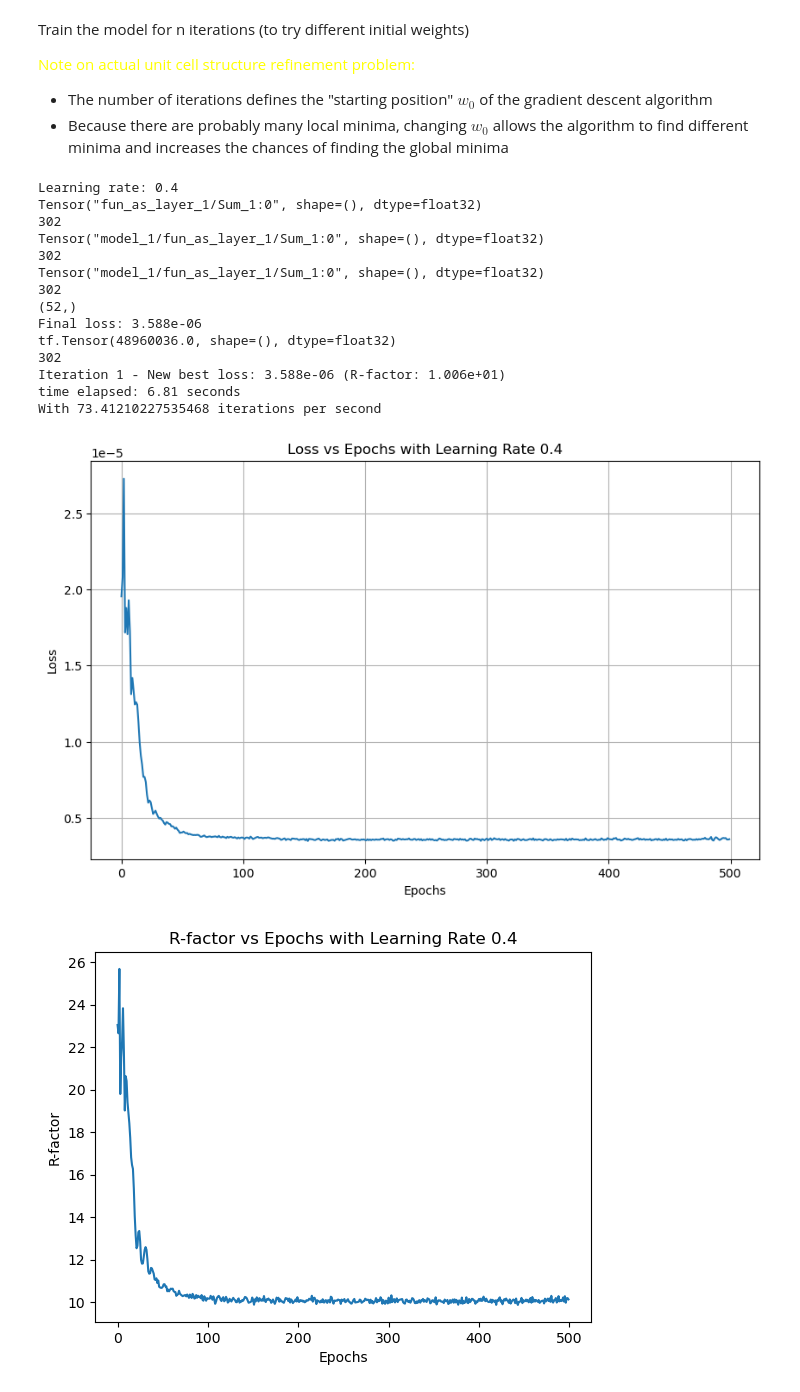
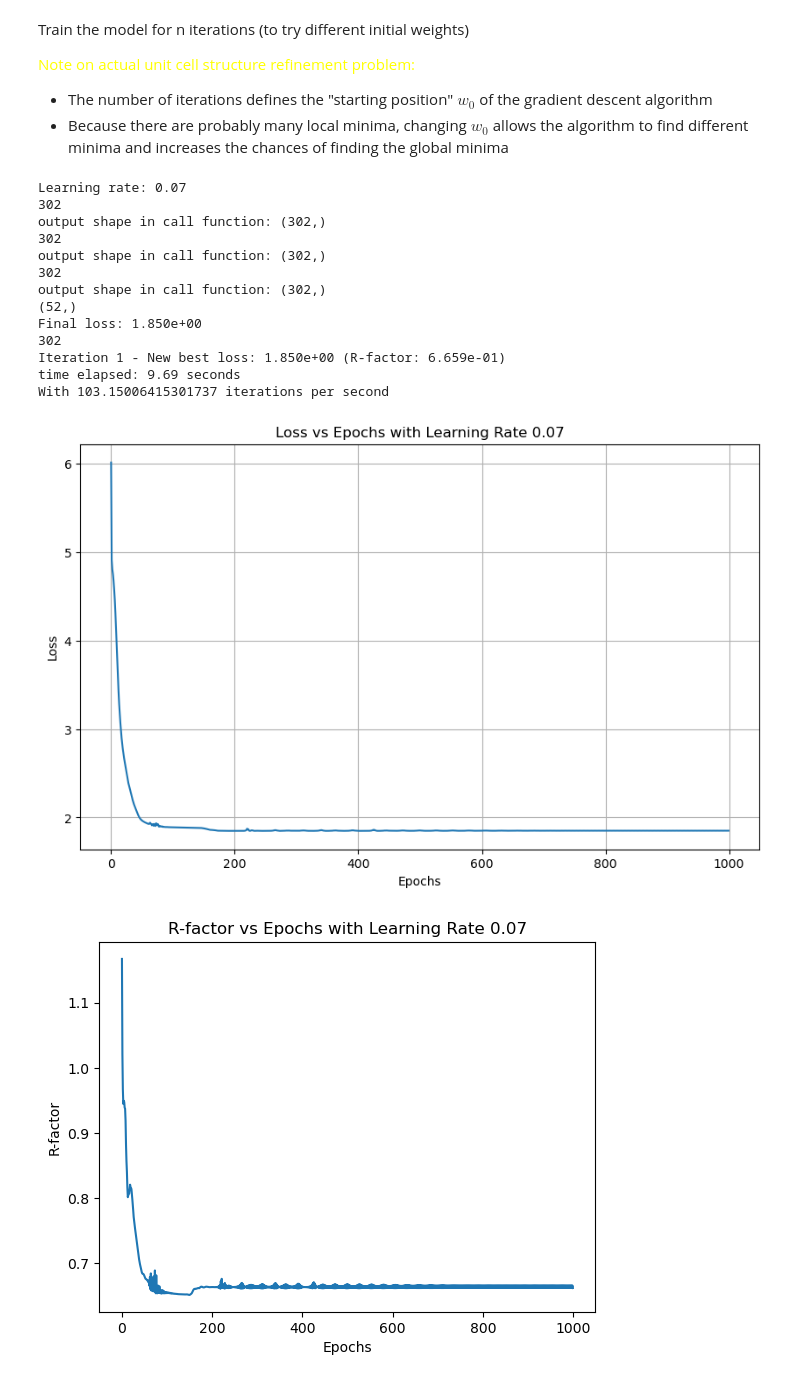
Before and after one commit to bleubreeymeow/alrisDistortionFit, a Jupyter notebook: PBCO/PBCO_1_3_inplane/P2/P2_gradient_descent.ipynb, the cells around one changed output. Saved outputs shown, nothing was run; the diff lists cells and outputs as text; code cells hidden in the pictures.

```diff
--- a/PBCO/PBCO_1_3_inplane/P2/P2_gradient_descent.ipynb
+++ b/PBCO/PBCO_1_3_inplane/P2/P2_gradient_descent.ipynb
@@ -98,6 +98,8 @@ def make_hkl_indices(hkl_list , experimental_data):
 
     reordered_hkl_list = np.array(hkl_from_indices, dtype=np.float32) / 3
 
+    hkl_indices = tf.convert_to_tensor(hkl_indices, dtype=tf.int32)
+
     return hkl_indices , reordered_hkl_list , intensity
 # %%
 mode_num = 52
@@ -245,9 +246,10 @@ def fun_tf(hkl_list, pars, matrix):
 
     all_sim_intensity = intensity
     #sim_intensity = intensity / tf.reduce_max(intensity)  # Normalize to max intensity
-    print(tf.reduce_sum(all_sim_intensity))
 
-    all_sim_intensity = all_sim_intensity / tf.reduce_sum(all_sim_intensity) * 100
+
+    #all_sim_intensity = all_sim_intensity / tf.reduce_max(all_sim_intensity) * 10000
+    all_sim_intensity = all_sim_intensity / tf.reduce_sum(all_sim_intensity) * 10000
 
     # Extract only the intensities corresponding to the input hkl_list
     sim_intensity = tf.gather(all_sim_intensity, hkl_indices)
@@ -270,15 +272,19 @@ class FunAsLayer(tf.keras.layers.Layer):
         self.matrix = matrix
 
     def build(self, input_shape):
-        self.param = self.add_weight(name='param', shape=(mode_num,), initializer=tf.keras.initializers.RandomUniform(minval=-1, maxval=1, seed=1), trainable=True)
+        max_mode_amps = self.max_mode_amps
+        self.param = (self.add_weight(name='param', shape=(mode_num,), initializer=tf.keras.initializers.RandomNormal(mean=0.0, stddev=0.06, seed=1), trainable=True, constraint=lambda x: tf.clip_by_value(x, -max_mode_amps, max_mode_amps)))
+
         super().build(input_shape)
+        # self.param = tf.tanh(self.param)
 
     def call(self, inputs):
         # Apply tanh to ensure parameters stay within the [-1, 1] range then multiply by max_mode_amps so each parameter is scaled corresponding to the element in max_mode_amps
-        pretransform = tf.tanh(self.param)
-        transformed_params = pretransform * self.max_mode_amps  # Scale parameters
+        # param = tf.tanh(self.param)
+        transformed_params = self.param  # Scale parameters
 
         output = fun_tf(inputs, transformed_params , self.matrix)
+        print('output shape in call function:' , output.shape)
         return tf.reshape(output , [-1])  # Ensure output is 1D
 # %% [markdown]
 Create optimizer and define loss function
@@ -329,8 +335,8 @@ class WeightedMeanSquaredError(tf.keras.losses.Loss):
 
 # Define the custom metric function
 def r_factor_metric(y_true, y_pred):
-    labels = y_true
-    return tf.reduce_sum(tf.abs(labels - y_pred)) / tf.reduce_sum(tf.abs(labels))
+    y_true = tf.reshape(y_true, [-1])
+    return tf.reduce_sum(tf.abs(y_true - y_pred)) / tf.reduce_sum(tf.abs(y_true))
 # %% [markdown]
 Train the model for n iterations (to try different initial weights)
 
@@ -338,7 +344,7 @@ Train the model for n iterations (to try different initial weights)
 - The number of iterations defines the "starting position" $w_0$ of the gradient descent algorithm
 - Because there are probably many local minima, changing $w_0$ allows the algorithm to find different minima and increases the chances of finding the global minima
 # %%
-lr = [4e-1]
+lr = [7e-2]
 best_pars_overall = None
 best_rf_overall = np.inf
 best_loss_overall = []
@@ -346,18 +352,18 @@ best_loss_overall = []
 for learning_rate in lr:
     time_start = time()
     print(f"Learning rate: {learning_rate}")
-    optim = tf.keras.optimizers.Adam(learning_rate=learning_rate)
+    optim = tf.keras.optimizers.Adam(learning_rate=learning_rate , beta_1=0.8, beta_2=0.999, epsilon=1e-07)
     path_max_mode_amps = path + '/PBCO_1_3_' + structure_type + '_max_bound_vectors.txt'
     max_mode_amps = np.loadtxt(path_max_mode_amps, dtype=np.float32 , delimiter=',')
 
-    # indices_to_zero = [2 , 5 , 6 , 10 , 11 ,12,  13 , 14 , 18 , 19 ,22 , 23 , 38 , 43 , 4 , 17 , 19 , 46 , 1 , 7 , 35 , 44 , 49 , 16 , 24 , 28 , 45]
-    # # indices_to_zero = np.arange(1, mode_num+1)
-    # or index in indices_to_zero:
-    #     max_mode_amps[index - 1] = 0.0
+    indices_to_zero = [2 , 5 , 6 , 10 , 11 ,12,  13 , 14 , 18 , 19 ,22 , 23 , 38 , 43 , 4 , 17 , 19 , 46 , 1 , 7 , 35 , 44 , 49 , 16 , 24 , 28 , 45]
+    # indices_to_zero = np.arange(1, mode_num+1)
+    for index in indices_to_zero:
+        max_mode_amps[index - 1] = 0.0
 
     max_mode_amps = tf.convert_to_tensor(max_mode_amps, dtype=tf.float32)
 
-    n_epochs = 500
+    n_epochs = 1000
     histories = []
     n_iter = 1
 
@@ -390,7 +396,7 @@ for learning_rate in lr:
         batch_size = features.shape[0], # Use a smaller batch size features.shape[0]
         epochs=n_epochs,
         verbose=0,
-        shuffle=True, # not sure whether this matters
+        shuffle=False, # not sure whether this matters
         # callbacks=[cb]
         sample_weight=labels_err  # Use sample weights if you have errors
         )
@@ -402,13 +408,13 @@ for learning_rate in lr:
         # Check final loss
         final_loss = history.history['loss'][-1]
         print(model.layers[-1].get_weights()[0].shape)
-        curren_model_pars = max_mode_amps * tf.tanh(model.layers[-1].get_weights()[0])
+        curren_model_pars = model.layers[-1].get_weights()[0]
 
         print(f"Final loss: {final_loss:.3e}")
 
         if final_loss < min_loss:
             # Update best model parameters
-            best_model_pars = max_mode_amps * tf.tanh(model.layers[-1].get_weights()[0])
+            best_model_pars = model.layers[-1].get_weights()[0]
             min_loss = final_loss
             rf = r_factor_metric(labels, fun_tf(features, best_model_pars , matrix))
             print(f"Iteration {i+1} - New best loss: {min_loss:.3e} (R-factor: {rf:.3e})")
@@ -424,42 +430,41 @@ for learning_rate in lr:
 
     # Plot the loss values for each iteration
     for i, loss_values in enumerate(all_losses):
         plt.plot(loss_values, label=f'Iteration {i+1}')
 
     plt.title(f'Loss vs Epochs with Learning Rate {learning_rate}')
     plt.xlabel('Epochs')
     plt.ylabel('Loss')
     # plt.legend()
     plt.grid(True)
     plt.show()
 
     for i , rf_values in enumerate(all_rfs):
         plt.plot(rf_values, label=f'R-factor Iteration {i+1}')
 
     plt.title(f'R-factor vs Epochs with Learning Rate {learning_rate}')
     plt.xlabel('Epochs')
     plt.ylabel('R-factor')
     plt.show()
 
     y_pred = fun_tf(features, best_model_pars , matrix)
-    labels = tf.reshape(labels, [-1])
+
     rf = r_factor_metric(labels, y_pred)
     print(f"Best R-factor for learning rate {learning_rate}: {rf:.3e}")
     final_weights = model.layers[-1].get_weights()[0]
 # %% [output]
-Learning rate: 0.4
-Tensor("fun_as_layer_1/Sum_1:0", shape=(), dtype=float32)
+Learning rate: 0.07
 302
-Tensor("model_1/fun_as_layer_1/Sum_1:0", shape=(), dtype=float32)
+output shape in call function: (302,)
 302
-Tensor("model_1/fun_as_layer_1/Sum_1:0", shape=(), dtype=float32)
+output shape in call function: (302,)
 302
+output shape in call function: (302,)
 (52,)
-Final loss: 3.588e-06
-tf.Tensor(48960036.0, shape=(), dtype=float32)
+Final loss: 1.850e+00
 302
-Iteration 1 - New best loss: 3.588e-06 (R-factor: 1.006e+01)
-time elapsed: 6.81 seconds
-With 73.41210227535468 iterations per second
+Iteration 1 - New best loss: 1.850e+00 (R-factor: 6.659e-01)
+time elapsed: 9.69 seconds
+With 103.15006415301737 iterations per second
-[figure, old version]
+[figure, new version]
-[figure, old version]
+[figure, new version]
```
Also changed, not shown: parts of 6 cells of this notebook, 2 other files.
